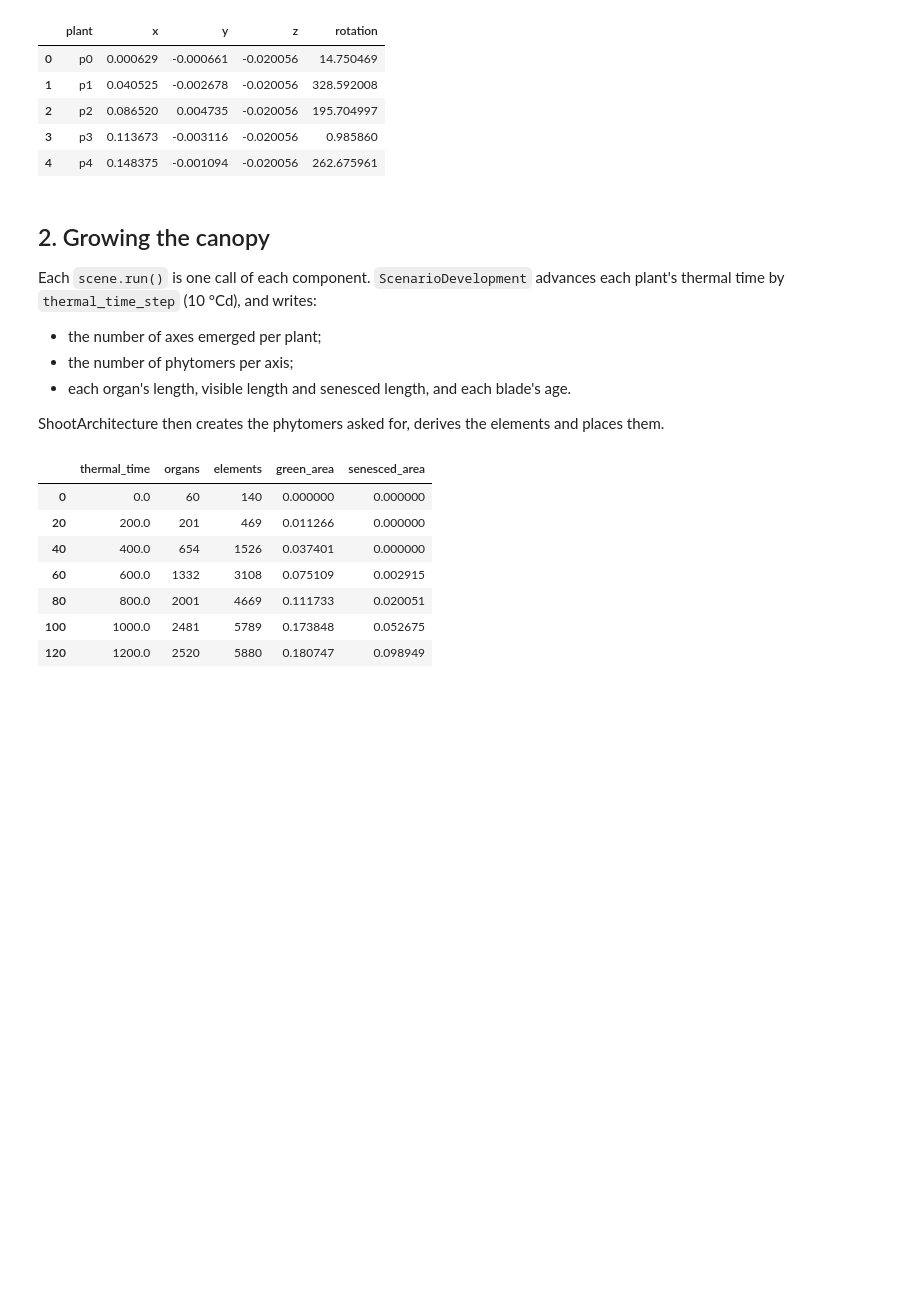
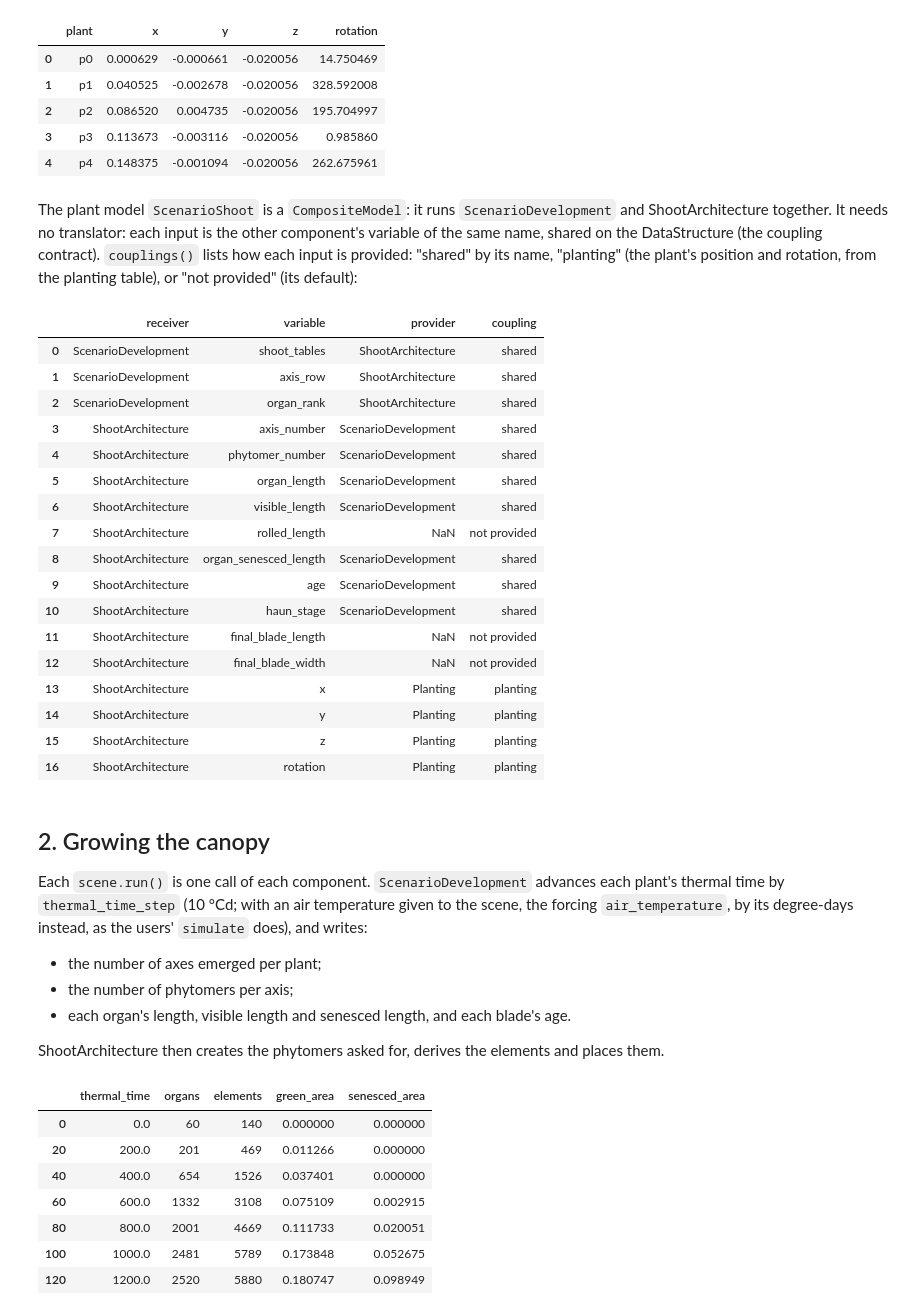
Before and after one commit to openalea/adel, a Jupyter notebook: example/tutorials/developer/01_shoot_architecture_in_metafspm.ipynb, the cells around one changed output. Drawn from its saved outputs; the diff is of its cells as text; code cells hidden in the pictures; blank space fills up the shorter version.

```diff
--- a/example/tutorials/developer/01_shoot_architecture_in_metafspm.ipynb
+++ b/example/tutorials/developer/01_shoot_architecture_in_metafspm.ipynb
@@ -226,11 +232,38 @@ sown at 2.01 cm
 | 2 | p2 | 0.086520 | 0.004735 | -0.020056 | 195.704997 |
 | 3 | p3 | 0.113673 | -0.003116 | -0.020056 | 0.985860 |
 | 4 | p4 | 0.148375 | -0.001094 | -0.020056 | 262.675961 |
+# %% [markdown]
+The plant model `ScenarioShoot` is a `CompositeModel`: it runs `ScenarioDevelopment` and ShootArchitecture together.
+It needs no translator: each input is the other component's variable of the same name, shared on the DataStructure
+(the coupling contract). `couplings()` lists how each input is provided: "shared" by its name, "planting" (the plant's
+position and rotation, from the planting table), or "not provided" (its default):
+# %%
+scene.populations[0].instance.couplings()[["receiver", "variable", "provider", "coupling"]]
+# %% [output]
+|  | receiver | variable | provider | coupling |
+| 0 | ScenarioDevelopment | shoot_tables | ShootArchitecture | shared |
+| 1 | ScenarioDevelopment | axis_row | ShootArchitecture | shared |
+| 2 | ScenarioDevelopment | organ_rank | ShootArchitecture | shared |
+| 3 | ShootArchitecture | axis_number | ScenarioDevelopment | shared |
+| 4 | ShootArchitecture | phytomer_number | ScenarioDevelopment | shared |
+| 5 | ShootArchitecture | organ_length | ScenarioDevelopment | shared |
+| 6 | ShootArchitecture | visible_length | ScenarioDevelopment | shared |
+| 7 | ShootArchitecture | rolled_length | NaN | not provided |
+| 8 | ShootArchitecture | organ_senesced_length | ScenarioDevelopment | shared |
+| 9 | ShootArchitecture | age | ScenarioDevelopment | shared |
+| 10 | ShootArchitecture | haun_stage | ScenarioDevelopment | shared |
+| 11 | ShootArchitecture | final_blade_length | NaN | not provided |
+| 12 | ShootArchitecture | final_blade_width | NaN | not provided |
+| 13 | ShootArchitecture | x | Planting | planting |
+| 14 | ShootArchitecture | y | Planting | planting |
+| 15 | ShootArchitecture | z | Planting | planting |
+| 16 | ShootArchitecture | rotation | Planting | planting |
 # %% [markdown]
 ## 2. Growing the canopy
 
 Each `scene.run()` is one call of each component. `ScenarioDevelopment` advances each plant's thermal time by
-`thermal_time_step` (10 °Cd), and writes:
+`thermal_time_step` (10 °Cd; with an air temperature given to the scene, the forcing `air_temperature`, by its
+degree-days instead, as the users' `simulate` does), and writes:
 - the number of axes emerged per plant;
 - the number of phytomers per axis;
 - each organ's length, visible length and senesced length, and each blade's age.
```
Also changed, not shown: parts of 12 cells of this notebook, 14 other files.
